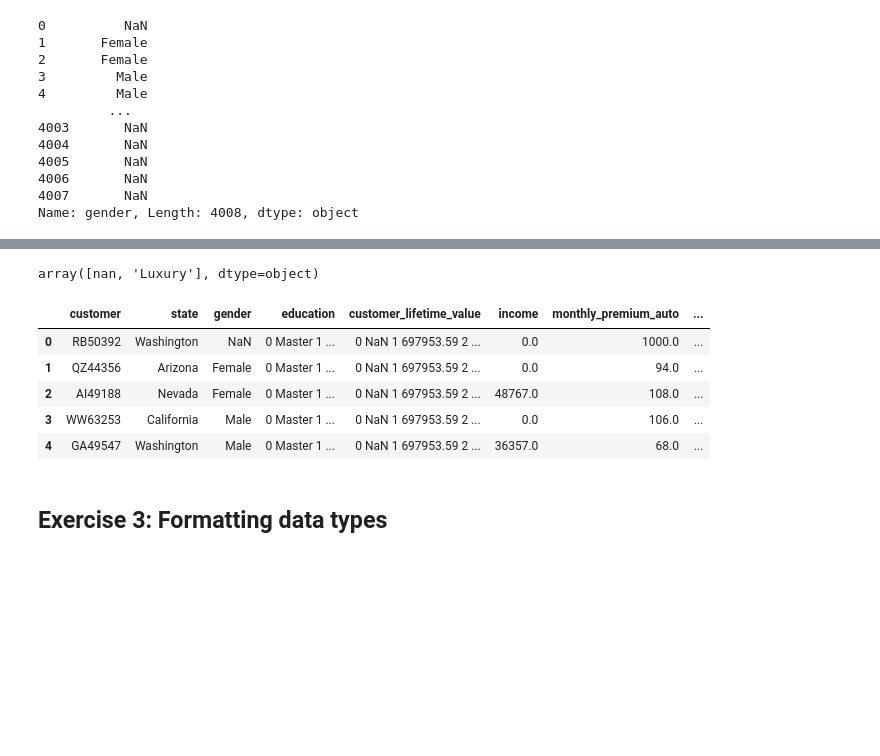
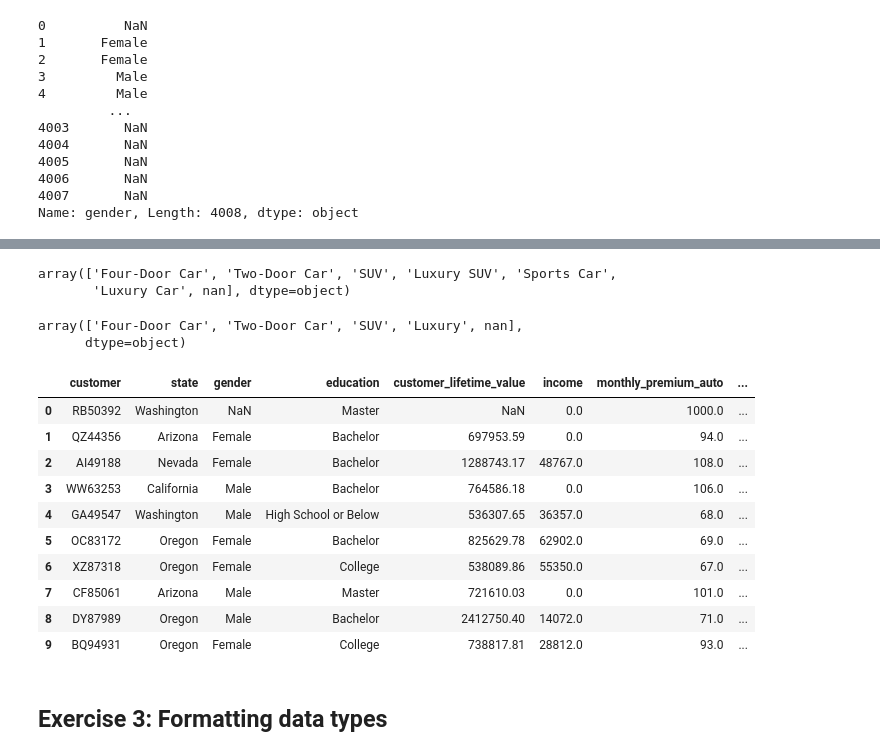
Before and after one commit to N80m6o/lab-dw-data-cleaning-and-formatting, a Jupyter notebook: lab-dw-data-cleaning-and-formatting.ipynb, the cells around one changed output, grey strips where cells are left out. Cells and saved outputs as stored; diff of their text form; code cells hidden in the pictures; blank space fills up the shorter version.

```diff
--- a/lab-dw-data-cleaning-and-formatting.ipynb
+++ b/lab-dw-data-cleaning-and-formatting.ipynb
@@ -81,5 +95,5 @@ Name: gender, Length: 4008, dtype: object
 # %%
-#df["state"]=[df["state"].replace('AZ','Arizona').replace('Cali','California').replace('WA','washington') for col in df["state"]]
+df["state"]=df["state"].map({'AZ': 'Arizona','Cali': 'California','WA':'Washington','Washington':'Washington','Arizona':'Arizona','Nevada':'Nevada','Oregon':'Oregon','California':'California'})
 #df["state"].unique()
-df["state"].head(10)
+df.head(10)
 # %% [output]
@@ -97,4 +116,5 @@ Name: state, dtype: object
 # %%
-df["education"]=[df["education"].replace('Bachelors','Bachelor') for col in df["education"]]
-df["education"]
+df["education"]=df["education"].map({'Master': 'Master','Bachelor': 'Bachelor','High School or Below':'High School or Below','College':'College','Bachelors':'Bachelor','Doctor':'Doctor'})
+
+df.head(10)
 # %% [output]
@@ -118,3 +132,2 @@ Name: education, Length: 4008, dtype: object
 # %%
-df["customer_lifetime_value"]=[df["customer_lifetime_value"].str.replace('%','') for col in df["customer_lifetime_value"]]
-df["customer_lifetime_value"]
+df['customer_lifetime_value'] = df['customer_lifetime_value'].str.split('%').str[0].astype(float)
@@ -139,17 +148,28 @@ Name: customer_lifetime_value, Length: 4008, dtype: object
+# %%
+df["vehicle_class"].unique()
+# %% [output]
+array(['Four-Door Car', 'Two-Door Car', 'SUV', 'Luxury SUV', 'Sports Car',
+       'Luxury Car', nan], dtype=object)
 # %%
-df["vehicle_class"]=df["vehicle_class"].map({'Sports Car': 'Luxury','Luxury SUV': 'Luxury','Luxury Car': 'Luxury'})
+df["vehicle_class"]=df["vehicle_class"].map({'Four-Door Car':'Four-Door Car','Two-Door Car':'Two-Door Car','SUV':'SUV','Sports Car': 'Luxury','Luxury SUV': 'Luxury','Luxury Car': 'Luxury'})
 df["vehicle_class"].unique()
 # %% [output]
-array([nan, 'Luxury'], dtype=object)
+array(['Four-Door Car', 'Two-Door Car', 'SUV', 'Luxury', nan],
+      dtype=object)
 # %%
-df.head(5)
+df.head(10)
 # %% [output]
 |  | customer | state | gender | education | customer_lifetime_value | income | monthly_premium_auto | ... |
-| 0 | RB50392 | Washington | NaN | 0 Master 1 ... | 0 NaN 1 697953.59 2 ... | 0.0 | 1000.0 | ... |
-| 1 | QZ44356 | Arizona | Female | 0 Master 1 ... | 0 NaN 1 697953.59 2 ... | 0.0 | 94.0 | ... |
-| 2 | AI49188 | Nevada | Female | 0 Master 1 ... | 0 NaN 1 697953.59 2 ... | 48767.0 | 108.0 | ... |
-| 3 | WW63253 | California | Male | 0 Master 1 ... | 0 NaN 1 697953.59 2 ... | 0.0 | 106.0 | ... |
-| 4 | GA49547 | Washington | Male | 0 Master 1 ... | 0 NaN 1 697953.59 2 ... | 36357.0 | 68.0 | ... |
+| 0 | RB50392 | Washington | NaN | Master | NaN | 0.0 | 1000.0 | ... |
+| 1 | QZ44356 | Arizona | Female | Bachelor | 697953.59 | 0.0 | 94.0 | ... |
+| 2 | AI49188 | Nevada | Female | Bachelor | 1288743.17 | 48767.0 | 108.0 | ... |
+| 3 | WW63253 | California | Male | Bachelor | 764586.18 | 0.0 | 106.0 | ... |
+| 4 | GA49547 | Washington | Male | High School or Below | 536307.65 | 36357.0 | 68.0 | ... |
+| 5 | OC83172 | Oregon | Female | Bachelor | 825629.78 | 62902.0 | 69.0 | ... |
+| 6 | XZ87318 | Oregon | Female | College | 538089.86 | 55350.0 | 67.0 | ... |
+| 7 | CF85061 | Arizona | Male | Master | 721610.03 | 0.0 | 101.0 | ... |
+| 8 | DY87989 | Oregon | Male | Bachelor | 2412750.40 | 14072.0 | 71.0 | ... |
+| 9 | BQ94931 | Oregon | Female | College | 738817.81 | 28812.0 | 93.0 | ... |
 # %% [markdown]
 ## Exercise 3: Formatting data types
 # %% [markdown]
```
Also changed, not shown: parts of 22 cells of this notebook, 1 other file.
